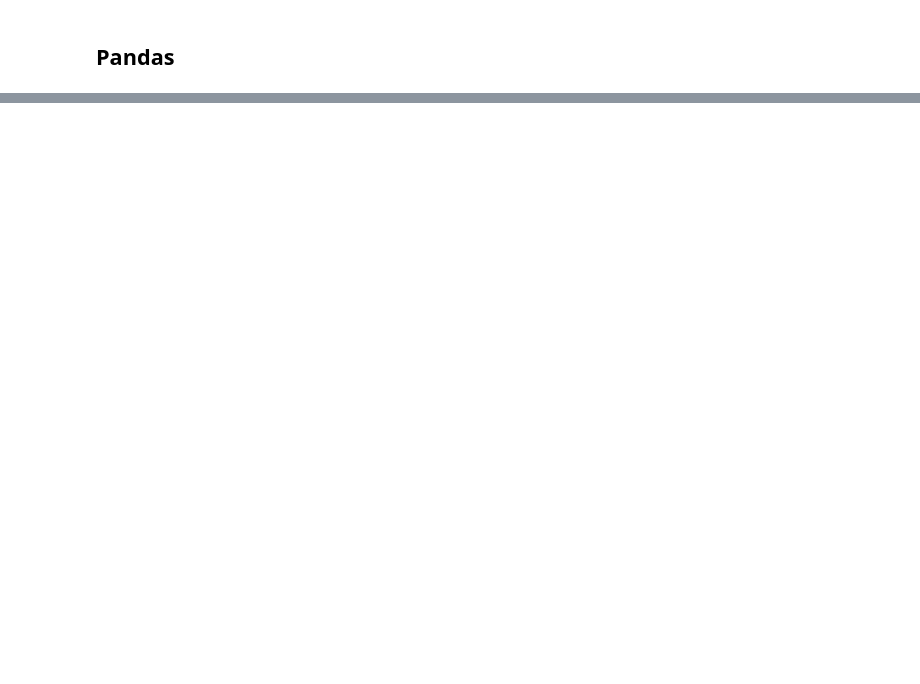
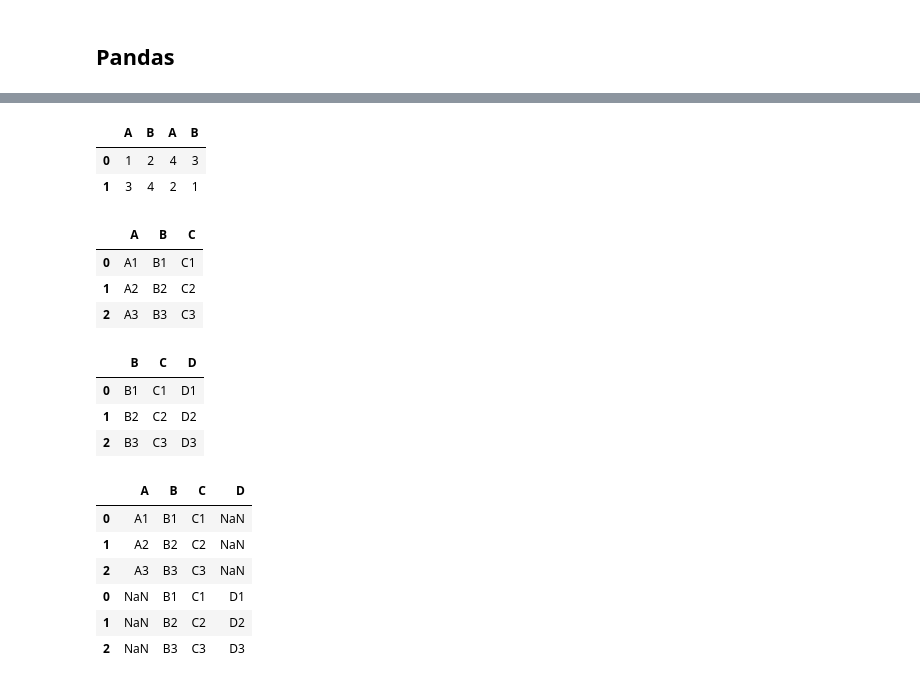
Before and after one commit to paulotguerra/QXD0178, a Jupyter notebook: 00.01-Introducao-Jupyter-NumPy-Pandas.ipynb, the cells around one changed output, grey strips where cells are left out. Cells and saved outputs as stored; diff of their text form; code cells hidden in the pictures; blank space fills up the shorter version.

```diff
--- a/00.01-Introducao-Jupyter-NumPy-Pandas.ipynb
+++ b/00.01-Introducao-Jupyter-NumPy-Pandas.ipynb
@@ -516,6 +526,7 @@ True
 # %% [markdown]
 #### Arrays como máscara
 # %%
-x = np.arange(1,10)
+import numpy as np
+%time x = np.arange(1,100000000)
 x
 # %% [output]
@@ -539,0 +884,28 @@ array([[ True,  True,  True],
+# %%
+pd.concat([A,B],axis=1)
+# %% [output]
+|  | A | B | A | B |
+| 0 | 1 | 2 | 4 | 3 |
+| 1 | 3 | 4 | 2 | 1 |
+# %%
+A = pd.DataFrame({x:[x+y for y in "123"] for x in 'ABC'})
+B = pd.DataFrame({x:[x+y for y in "123"] for x in 'BCD'})
+display(A)
+display(B)
+pd.concat([A,B])
+# %% [output]
+|  | A | B | C |
+| 0 | A1 | B1 | C1 |
+| 1 | A2 | B2 | C2 |
+| 2 | A3 | B3 | C3 |
+|  | B | C | D |
+| 0 | B1 | C1 | D1 |
+| 1 | B2 | C2 | D2 |
+| 2 | B3 | C3 | D3 |
+|  | A | B | C | D |
+| 0 | A1 | B1 | C1 | NaN |
+| 1 | A2 | B2 | C2 | NaN |
+| 2 | A3 | B3 | C3 | NaN |
+| 0 | NaN | B1 | C1 | D1 |
+| 1 | NaN | B2 | C2 | D2 |
+| 2 | NaN | B3 | C3 | D3 |
```
Also changed, not shown: parts of 86 cells of this notebook.
